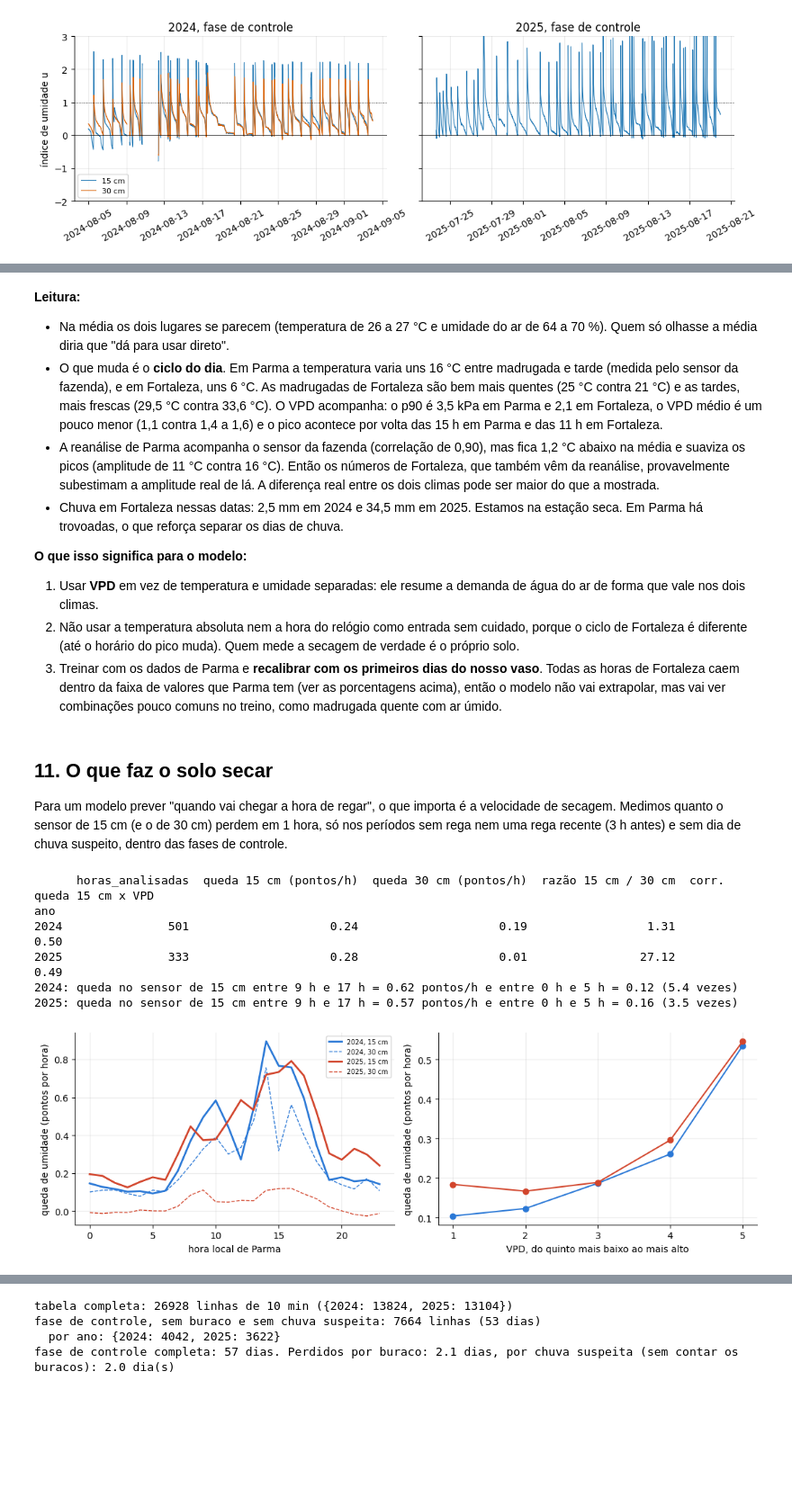
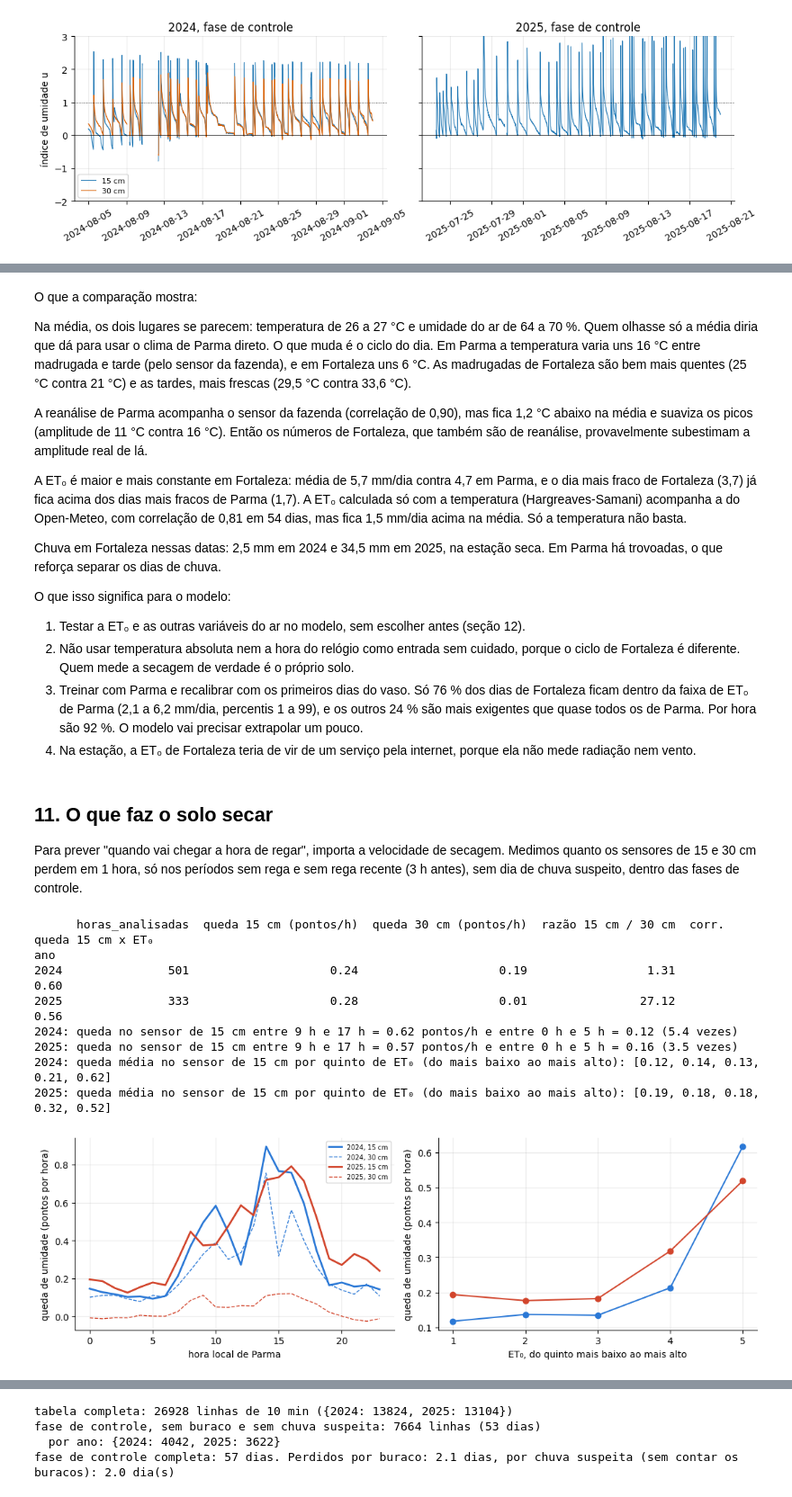
Before and after one commit to MRGdSFS/PI4-ICA-IoT, a Jupyter notebook: notebooks/analise.ipynb, the cells around one changed output, grey strips where cells are left out. Shown at 90% size. Drawn from its saved outputs; the diff is of its cells as text; code cells hidden in the pictures; blank space fills up the shorter version.

```diff
--- a/notebooks/analise.ipynb
+++ b/notebooks/analise.ipynb
@@ -374,6 +394,9 @@ def montar_base(ano):
     b = b.join(e)
     b[["temp_ar", "umid_ar"]] = b[["temp_ar", "umid_ar"]].interpolate(limit=6, limit_area="inside")
     b["vpd_kpa"] = vpd(b.temp_ar, b.umid_ar)
+    et = et0_parma.et0
+    b["et0_mm_h"] = et.reindex(b.index, method="ffill")                       # ET₀ da última hora completa
+    b["et0_3h_mm"] = et.rolling(3).sum().reindex(b.index, method="ffill")     # soma das 3 últimas horas completas
 
     ab = episodios(ano, LINHA, "0min")
     b["valvula"] = False
@@ -742,7 +777,6 @@ def clima_janela(ano):
     for nome, d, fuso in (("Parma, sensor da fazenda", sensor, "Europe/Rome"), ("Parma, ERA5", p, "Europe/Rome"),
                           ("Fortaleza, ERA5", f, "America/Fortaleza")):
         d = d.dropna(subset=["T", "UR"]).copy()
-        d["VPD"] = vpd(d["T"], d["UR"])
         d["hora"] = d.index.tz_localize("UTC").tz_convert(fuso).hour
         d["ano"] = ano
         out[nome] = d
@@ -755,7 +789,7 @@ for nome, d in clima.items():
     amp = d["T"].groupby([d.index.date]).agg(lambda x: x.max() - x.min()).mean()
     tab.append({"série": nome, "temp. média (°C)": d["T"].mean(), "amplitude diária (°C)": amp,
                 "temp. 0-5 h": d[d.hora.between(0, 5)]["T"].mean(), "temp. 12-16 h": d[d.hora.between(12, 16)]["T"].mean(),
-                "umid. ar média (%)": d.UR.mean(), "VPD médio (kPa)": d.VPD.mean(), "VPD p90 (kPa)": d.VPD.quantile(.9)})
+                "umid. ar média (%)": d.UR.mean()})
 tab = pd.DataFrame(tab).set_index("série").round(1)
 print(tab.to_string())
 
@@ -764,10 +798,9 @@ print(f"\nParma: correlação sensor x ERA5 (temperatura horária) = {j.corr().i
       f"ERA5 fica {(j.era5 - j.sensor).mean():.1f} °C abaixo do sensor na média")
 # os valores de Fortaleza ficam dentro da faixa que o modelo veria no treino (percentis 1 a 99 do sensor de Parma)?
 ref, fz = clima["Parma, sensor da fazenda"], clima["Fortaleza, ERA5"]
-for var in ("T", "UR", "VPD"):
+for var in ("T", "UR"):
     lo, hi = ref[var].quantile([.01, .99])
     print(f"{var}: {fz[var].between(lo, hi).mean():.0%} das horas de Fortaleza caem dentro da faixa de Parma ({lo:.1f} a {hi:.1f})")
 chuva_f = era_fortaleza.precipitation
 print("chuva em Fortaleza nas mesmas datas (mm):", {a: round(float(chuva_f[FASE_CONTROLE[a][0]:FASE_CONTROLE[a][1]].sum()), 1) for a in ANOS})
-print("hora do pico de VPD:", {n: int(d.groupby("hora").VPD.mean().idxmax()) for n, d in clima.items()})
 # %% [output]
@@ -786,10 +817,15 @@ hora do pico de VPD: {'Parma, sensor da fazenda': 15, 'Parma, ERA5': 16, 'Fortal
 # %%
 fig, eixos = plt.subplots(1, 3, figsize=(12, 3.6))
 cores = {"Parma, sensor da fazenda": "#d2452c", "Parma, ERA5": "#e9a79b", "Fortaleza, ERA5": "#2e7d32"}
-for ax, (var, rotulo) in zip(eixos, (("T", "temperatura do ar (°C)"), ("UR", "umidade do ar (%)"), ("VPD", "VPD (kPa)"))):
+for ax, (var, rotulo) in zip(eixos[:2], (("T", "temperatura do ar (°C)"), ("UR", "umidade do ar (%)"))):
     for nome, d in clima.items():
         ax.plot(range(24), d.groupby("hora")[var].mean(), color=cores[nome], lw=2, label=nome)
     ax.set_xlabel("hora local"); ax.set_title(rotulo)
 eixos[0].legend(fontsize=7)
+for nome, serie, fuso, cor in (("Parma, Open-Meteo", et0_parma.et0, "Europe/Rome", "#d2452c"),
+                               ("Fortaleza, Open-Meteo", et0_fortaleza.et0, "America/Fortaleza", "#2e7d32")):
+    s = pd.concat([serie[pd.Timestamp(FASE_CONTROLE[a][0]):pd.Timestamp(FASE_CONTROLE[a][1])] for a in ANOS])
+    eixos[2].plot(range(24), s.groupby(s.index.tz_localize("UTC").tz_convert(fuso).hour).mean(), color=cor, lw=2, label=nome)
+eixos[2].set_xlabel("hora local"); eixos[2].set_title("ET₀ (mm por hora)"); eixos[2].legend(fontsize=7)
 plt.tight_layout(); plt.show()
 # %% [output]
@@ -797,25 +884,27 @@ plt.tight_layout(); plt.show()
 # %% [markdown]
-**Leitura:**
+O que a comparação mostra:
 
-- Na média os dois lugares se parecem (temperatura de 26 a 27 °C e umidade do ar de 64 a 70 %). Quem só olhasse a média diria que "dá para usar direto".
-- O que muda é o **ciclo do dia**. Em Parma a temperatura varia uns 16 °C entre madrugada e tarde (medida pelo sensor da fazenda), e em Fortaleza, uns 6 °C. As madrugadas de Fortaleza
-  são bem mais quentes (25 °C contra 21 °C) e as tardes, mais frescas (29,5 °C contra 33,6 °C). O VPD acompanha: o p90 é 3,5 kPa em Parma e 2,1 em Fortaleza, o VPD médio é um pouco menor (1,1 contra 1,4 a 1,6)
-  e o pico acontece por volta das 15 h em Parma e das 11 h em Fortaleza.
-- A reanálise de Parma acompanha o sensor da fazenda (correlação de 0,90), mas fica 1,2 °C abaixo na média e suaviza os picos (amplitude de 11 °C contra 16 °C). Então os números de Fortaleza, que também
-  vêm da reanálise, provavelmente subestimam a amplitude real de lá. A diferença real entre os dois climas pode ser maior do que a mostrada.
-- Chuva em Fortaleza nessas datas: 2,5 mm em 2024 e 34,5 mm em 2025. Estamos na estação seca. Em Parma há trovoadas, o que reforça separar os dias de chuva.
+Na média, os dois lugares se parecem: temperatura de 26 a 27 °C e umidade do ar de 64 a 70 %. Quem olhasse só a média diria que dá para usar o clima de Parma direto.
+O que muda é o ciclo do dia. Em Parma a temperatura varia uns 16 °C entre madrugada e tarde (pelo sensor da fazenda), e em Fortaleza uns 6 °C. As madrugadas de Fortaleza são bem mais quentes (25 °C contra 21 °C) e as tardes, mais frescas (29,5 °C contra 33,6 °C).
 
-**O que isso significa para o modelo:**
+A reanálise de Parma acompanha o sensor da fazenda (correlação de 0,90), mas fica 1,2 °C abaixo na média e suaviza os picos (amplitude de 11 °C contra 16 °C). Então os números de Fortaleza, que também são de reanálise, provavelmente subestimam a amplitude real de lá.
 
-1. Usar **VPD** em vez de temperatura e umidade separadas: ele resume a demanda de água do ar de forma que vale nos dois climas.
-2. Não usar a temperatura absoluta nem a hora do relógio como entrada sem cuidado, porque o ciclo de Fortaleza é diferente (até o horário do pico muda). Quem mede a secagem de verdade é o próprio solo.
-3. Treinar com os dados de Parma e **recalibrar com os primeiros dias do nosso vaso**. Todas as horas de Fortaleza caem dentro da faixa de valores que Parma tem (ver as porcentagens acima), então
-   o modelo não vai extrapolar, mas vai ver combinações pouco comuns no treino, como madrugada quente com ar úmido.
+A ET₀ é maior e mais constante em Fortaleza: média de 5,7 mm/dia contra 4,7 em Parma, e o dia mais fraco de Fortaleza (3,7) já fica acima dos dias mais fracos de Parma (1,7).
+A ET₀ calculada só com a temperatura (Hargreaves-Samani) acompanha a do Open-Meteo, com correlação de 0,81 em 54 dias, mas fica 1,5 mm/dia acima na média. Só a temperatura não basta.
+
+Chuva em Fortaleza nessas datas: 2,5 mm em 2024 e 34,5 mm em 2025, na estação seca. Em Parma há trovoadas, o que reforça separar os dias de chuva.
+
+O que isso significa para o modelo:
+
+1. Testar a ET₀ e as outras variáveis do ar no modelo, sem escolher antes (seção 12).
+2. Não usar temperatura absoluta nem a hora do relógio como entrada sem cuidado, porque o ciclo de Fortaleza é diferente. Quem mede a secagem de verdade é o próprio solo.
+3. Treinar com Parma e recalibrar com os primeiros dias do vaso. Só 76 % dos dias de Fortaleza ficam dentro da faixa de ET₀ de Parma (2,1 a 6,2 mm/dia, percentis 1 a 99), e os outros 24 % são mais exigentes que quase todos os de Parma.
+   Por hora são 92 %. O modelo vai precisar extrapolar um pouco.
+4. Na estação, a ET₀ de Fortaleza teria de vir de um serviço pela internet, porque ela não mede radiação nem vento.
 # %% [markdown]
 ## 11. O que faz o solo secar
 
-Para um modelo prever "quando vai chegar a hora de regar", o que importa é a velocidade de secagem. Medimos quanto o sensor de 15 cm (e o de 30 cm) perdem
-em 1 hora, só nos períodos sem rega nem uma rega recente (3 h antes) e sem dia de chuva suspeito, dentro das fases de controle.
+Para prever "quando vai chegar a hora de regar", importa a velocidade de secagem. Medimos quanto os sensores de 15 e 30 cm perdem em 1 hora, só nos períodos sem rega e sem rega recente (3 h antes), sem dia de chuva suspeito, dentro das fases de controle.
 # %%
 def secagem(ano):
     b = base[ano].copy()
@@ -827,39 +916,46 @@ def secagem(ano):
     chuva = dias.isin(marcados) | dias.isin(marcados + pd.Timedelta("1D"))
     ok = (b.fase == "controle") & ~perto & ~perto.shift(-6, fill_value=True) & ~chuva
     return b[ok]
 
 sec = {ano: secagem(ano) for ano in ANOS}
 linhas = []
 for ano in ANOS:
     d = sec[ano]
     linhas.append({"ano": ano, "horas_analisadas": len(d) // 6,
                    "queda 15 cm (pontos/h)": d.queda_15cm.mean(), "queda 30 cm (pontos/h)": d.queda_30cm.mean(),
                    "razão 15 cm / 30 cm": d.queda_15cm.mean() / d.queda_30cm.mean(),
-                   "corr. queda 15 cm x VPD": d.queda_15cm.corr(d.vpd_kpa)})
+                   "corr. queda 15 cm x ET₀": d.queda_15cm.corr(d.et0_mm_h)})
 print(pd.DataFrame(linhas).set_index("ano").round(2).to_string())
 for ano in ANOS:
     d = sec[ano]
     dia, noite = d[d.hora_local.between(9, 17)].queda_15cm.mean(), d[d.hora_local.between(0, 5)].queda_15cm.mean()
     print(f"{ano}: queda no sensor de 15 cm entre 9 h e 17 h = {dia:.2f} pontos/h e entre 0 h e 5 h = {noite:.2f} ({dia / noite:.1f} vezes)")
 
+for ano in ANOS:
+    d = sec[ano]
+    q = pd.qcut(d.et0_mm_h.rank(method="first"), 5, labels=False)
+    print(f"{ano}: queda média no sensor de 15 cm por quinto de ET₀ (do mais baixo ao mais alto):", d.groupby(q).queda_15cm.mean().round(2).tolist())
+
 fig, eixos = plt.subplots(1, 2, figsize=(11, 3.6))
 for ano, cor in zip(ANOS, ("#2a78d6", "#d2452c")):
     d = sec[ano]
     eixos[0].plot(range(24), d.groupby("hora_local").queda_15cm.mean(), color=cor, lw=2, label=f"{ano}, 15 cm")
     eixos[0].plot(range(24), d.groupby("hora_local").queda_30cm.mean(), color=cor, lw=1, ls="--", label=f"{ano}, 30 cm")
-    q = pd.qcut(d.vpd_kpa, 5, duplicates="drop")
-    eixos[1].plot(range(len(q.cat.categories)), d.groupby(q, observed=True).queda_15cm.mean().values, "o-", color=cor, label=f"{ano}, 15 cm")
+    q = pd.qcut(d.et0_mm_h.rank(method="first"), 5, labels=False)     # cinco grupos do mesmo tamanho (a ET₀ é zero em muitas horas da noite)
+    eixos[1].plot(range(5), d.groupby(q).queda_15cm.mean().values, "o-", color=cor, label=f"{ano}, 15 cm")
 eixos[0].set_xlabel("hora local de Parma"); eixos[0].set_ylabel("queda de umidade (pontos por hora)")
 eixos[0].legend(fontsize=7)
-eixos[1].set_xlabel("VPD, do quinto mais baixo ao mais alto"); eixos[1].set_xticks(range(5)); eixos[1].set_xticklabels(["1", "2", "3", "4", "5"])
+eixos[1].set_xlabel("ET₀, do quinto mais baixo ao mais alto"); eixos[1].set_xticks(range(5)); eixos[1].set_xticklabels(["1", "2", "3", "4", "5"])
 eixos[1].set_ylabel("queda de umidade (pontos por hora)")
 plt.tight_layout(); plt.show()
 # %% [output]
-      horas_analisadas  queda 15 cm (pontos/h)  queda 30 cm (pontos/h)  razão 15 cm / 30 cm  corr. queda 15 cm x VPD
+      horas_analisadas  queda 15 cm (pontos/h)  queda 30 cm (pontos/h)  razão 15 cm / 30 cm  corr. queda 15 cm x ET₀
 ano
-2024               501                    0.24                    0.19                 1.31                     0.50
-2025               333                    0.28                    0.01                27.12                     0.49
+2024               501                    0.24                    0.19                 1.31                     0.60
+2025               333                    0.28                    0.01                27.12                     0.56
 2024: queda no sensor de 15 cm entre 9 h e 17 h = 0.62 pontos/h e entre 0 h e 5 h = 0.12 (5.4 vezes)
 2025: queda no sensor de 15 cm entre 9 h e 17 h = 0.57 pontos/h e entre 0 h e 5 h = 0.16 (3.5 vezes)
+2024: queda média no sensor de 15 cm por quinto de ET₀ (do mais baixo ao mais alto): [0.12, 0.14, 0.13, 0.21, 0.62]
+2025: queda média no sensor de 15 cm por quinto de ET₀ (do mais baixo ao mais alto): [0.19, 0.18, 0.18, 0.32, 0.52]
-[figure, old version]
+[figure, new version]
 # %% [markdown]
```
Also changed, not shown: parts of 31 cells of this notebook, 6 other files.
